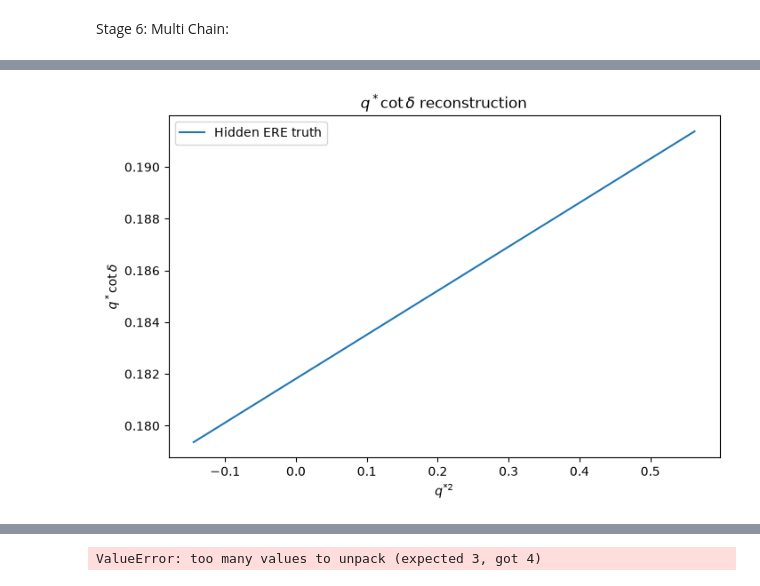
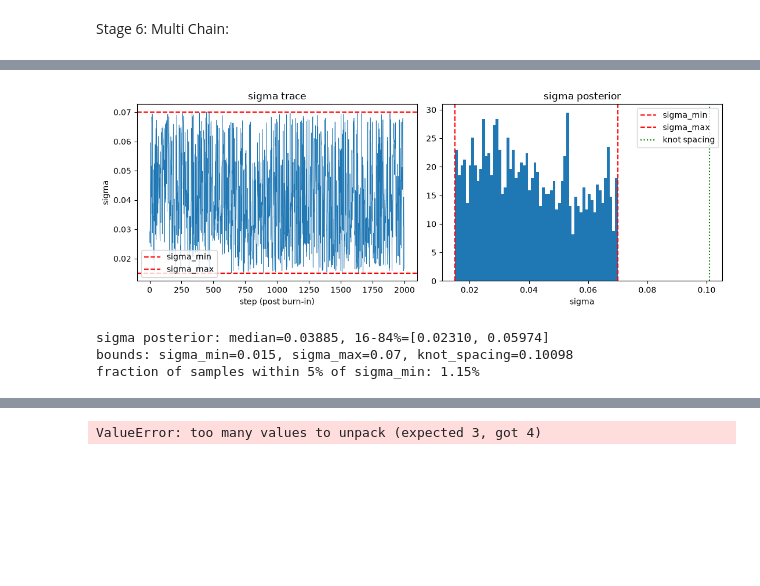
Before and after one commit to ShingLi15/Gaussian-Process-Regressions-for-Di-Nucleon-Data, a Jupyter notebook: Research Paper/GPR Toy Implementation.ipynb, the cells around one changed output, grey strips where cells are left out. Saved outputs shown, nothing was run; the diff lists cells and outputs as text; code cells hidden in the pictures; blank space fills up the shorter version.

```diff
--- a/Research Paper/GPR Toy Implementation.ipynb
+++ b/Research Paper/GPR Toy Implementation.ipynb
@@ -1313,41 +1313,45 @@ for i, rate in enumerate(swap_rates):
-# %%
-best_f_knots,  best_sigma ,best_length_scale,best_mu= best_cold_state_cov
-
-
-a_true, r_true, p4_true = a_r_Values[0]
-#a_true, r_true, p4_true = -16.2, 8.7, 0.0     # Table IV, GP-fit deuteron (8 inputs)
-#a_true, r_true, p4_true = -16.0, 22.5, 0.0   # Table IV, ERE benchmark
-
-q_cot_delta = -1/a_true + 0.5*-r_true*q_star_sq_grid + (p4_true**3)*q_star_sq_grid**2
-#q_cot_delta = a_true + r_true*q_star_sq_grid + p4_true*q_star_sq_grid
-
-
-true_curve_at_knots = 1/a_true + 0.5*r_true*((knots/2)**2 - m**2)
-
-
-
-Ecm_at_knots = 2*np.sqrt(knots + m**2)          # knots are q*^2 -> convert to E*
-qcd_conversion = 8*np.pi*Ecm_grid/xi
-qcd_conversion_knots = 8*np.pi*knots/xi
-
-reconstructed_curve = qCotDelta_Grid(q_star_sq_grid, best_sigma, best_length_scale,best_mu, best_f_knots)#* qcd_conversion
-best_f_knots_qcd = best_f_knots * qcd_conversion_knots
-
-curves = np.array([
-    qCotDelta_Grid(q_star_sq_grid, sigma, length_scale, mu, f_knots) #* qcd_conversion
-    for f_knots, sigma, length_scale, mu in samples_cov
-])
-
-
-plt.figure(figsize=(8, 5))
-plt.plot(q_star_sq_grid, q_cot_delta, label="Hidden ERE truth")
-plt.xlabel(r"$q^{*2}$")
-plt.ylabel(r"$q^*\cot\delta$")
-plt.title(r"$q^*\cot\delta$ reconstruction")
-plt.legend()
-plt.show()
-# %% [output]
-[figure, removed]
+# %%
+import matplotlib.pyplot as plt
+
+# 1. No need to slice out burn-in, the tempering function already discarded it.
+# 2. Extract the length_scale (index 2) from the 4-tuple (f_values, sigma, length_scale, mu)
+sigma_chain = [state[1] for state in samples_cov]
+
+fig, axs = plt.subplots(1, 2, figsize=(11, 4))
+
+# left: trace, so you can see if it's still wandering or has settled
+axs[0].plot(sigma_chain, lw=0.5)
+axs[0].axhline(sigma_min, color='r', ls='--', label='sigma_min')
+axs[0].axhline(sigma_max, color='r', ls='--', label='sigma_max')
+axs[0].set_xlabel('step (post burn-in)')
+axs[0].set_ylabel('sigma')
+axs[0].legend()
+axs[0].set_title('sigma trace')
+
+# right: marginal posterior vs the bounds
+axs[1].hist(sigma_chain, bins=60, density=True)
+axs[1].axvline(sigma_min, color='r', ls='--', label='sigma_min')
+axs[1].axvline(sigma_max, color='r', ls='--', label='sigma_max')
+axs[1].axvline(knot_spacing, color='g', ls=':', label='knot spacing')
+axs[1].set_xlabel('sigma')
+axs[1].set_title('sigma posterior')
+axs[1].legend()
+
+plt.tight_layout()
+plt.show()
+
+# length_scale_chain is now a standard list, convert to numpy array for the math operations
+sigma_chain = np.array(sigma_chain)
+
+print(f"sigma posterior: median={np.median(sigma_chain):.5f}, "
+      f"16-84%=[{np.percentile(sigma_chain,16):.5f}, {np.percentile(sigma_chain,84):.5f}]")
+print(f"bounds: sigma_min={sigma_min}, sigma_max={sigma_max}, knot_spacing={knot_spacing:.5f}")
+print(f"fraction of samples within 5% of sigma_min: {(sigma_chain < sigma_min*1.05).mean():.2%}")
+# %% [output]
+[figure, added]
+sigma posterior: median=0.03885, 16-84%=[0.02310, 0.05974]
+bounds: sigma_min=0.015, sigma_max=0.07, knot_spacing=0.10098
+fraction of samples within 5% of sigma_min: 1.15%
 # %%
 def chi2_ar(params, channel_data):
     a, r = params
```
Also changed, not shown: parts of 7 cells of this notebook, 7 other files.
